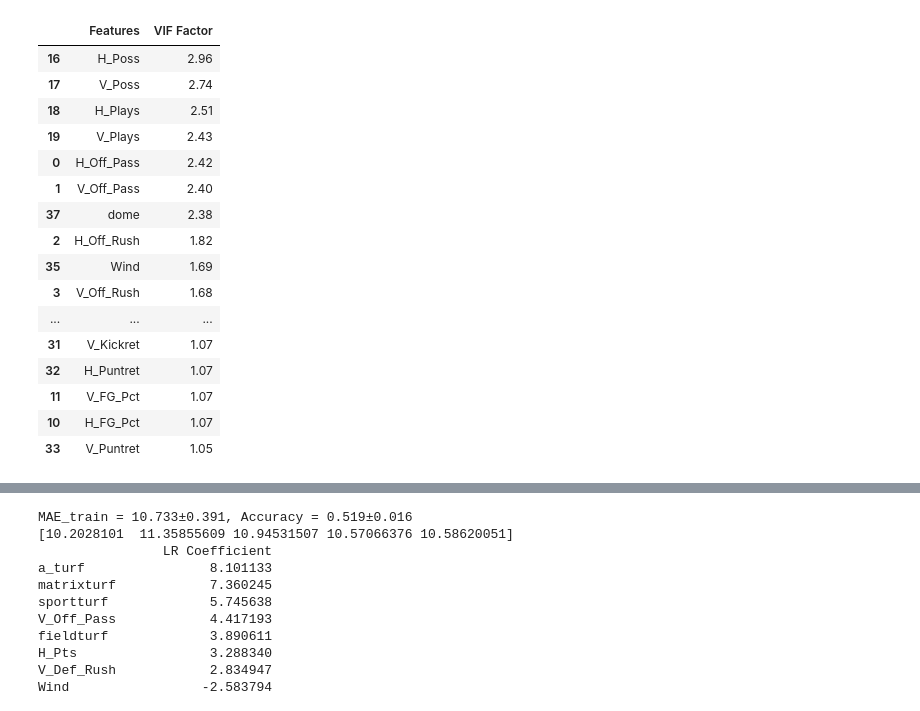
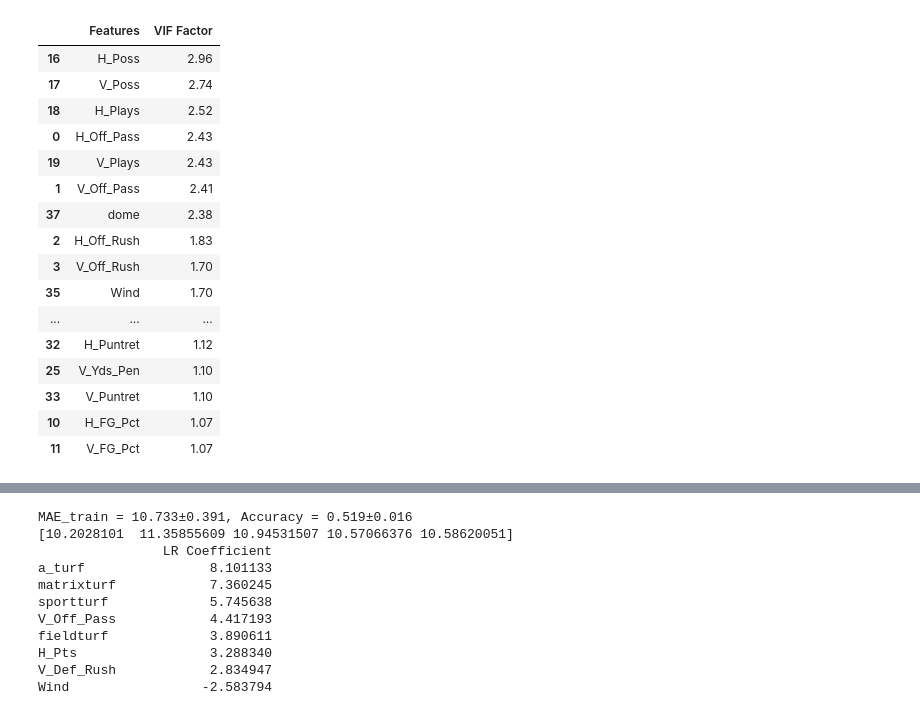
Before and after one commit to titansat74/Projects, a Jupyter notebook: Capstone Two/Cap2_Model.ipynb, the cells around one changed output, grey strips where cells are left out. Cells and saved outputs as stored; diff of their text form; code cells hidden in the pictures.

```diff
--- a/Capstone Two/Cap2_Model.ipynb
+++ b/Capstone Two/Cap2_Model.ipynb
@@ -71,37 +72,37 @@ with open(path,'rb') as f:
     dfgame = pickle.load(f)
 # %%
 X = dfgame.drop(['Tot_Pts','Over_Under','Home_Team','Vis_Team','H_Game','V_Game'],axis=1)
-X = X.drop(turf,axis=1)
+X = X.drop(['a_turf','astroplay','fieldturf','sportturf','matrixturf'],axis=1)
 y = dfgame['Tot_Pts']
 
 vifdrop=['H_TD','V_TD','H_Pass_Metric','V_Pass_Metric','H_Rush_Metric','V_Rush_Metric','H_Pts','V_Pts'
-        ,'H_Pts_Opp','V_Pts_Opp','Year']
+        ,'H_Pts_Opp','V_Pts_Opp']
 #vifdrop=['H_TD','V_TD','Year','H_Pass_Metric','V_Pass_Metric','H_Rush_Metric','V_Rush_Metric',
 #         'H_Pts','V_Pts','H_Pts_Opp','V_Pts_Opp']
 X = X.drop(vifdrop,axis=1)
 # W/out Pass/Rush Metrics, Scores, Possession, Plays, dome
 X_train, X_test, y_train, y_test = train_test_split(X, y, test_size = 1-train_ratio, random_state=77)
 
 vif = pd.DataFrame()
 vif['Features'] = X_train.columns
 xarray = sm.add_constant(X_train.values)
 vif['VIF Factor'] = [variance_inflation_factor(xarray,i) for i in range(1,len(X_train.columns)+1)]
 vif.round(2).sort_values(by='VIF Factor',ascending=False)
 # %% [output]
 |  | Features | VIF Factor |
 | 16 | H_Poss | 2.96 |
 | 17 | V_Poss | 2.74 |
-| 18 | H_Plays | 2.51 |
+| 18 | H_Plays | 2.52 |
+| 0 | H_Off_Pass | 2.43 |
 | 19 | V_Plays | 2.43 |
-| 0 | H_Off_Pass | 2.42 |
-| 1 | V_Off_Pass | 2.40 |
+| 1 | V_Off_Pass | 2.41 |
 | 37 | dome | 2.38 |
-| 2 | H_Off_Rush | 1.82 |
-| 35 | Wind | 1.69 |
-| 3 | V_Off_Rush | 1.68 |
+| 2 | H_Off_Rush | 1.83 |
+| 3 | V_Off_Rush | 1.70 |
+| 35 | Wind | 1.70 |
 | ... | ... | ... |
-| 31 | V_Kickret | 1.07 |
-| 32 | H_Puntret | 1.07 |
+| 32 | H_Puntret | 1.12 |
+| 25 | V_Yds_Pen | 1.10 |
+| 33 | V_Puntret | 1.10 |
+| 10 | H_FG_Pct | 1.07 |
 | 11 | V_FG_Pct | 1.07 |
-| 10 | H_FG_Pct | 1.07 |
-| 33 | V_Puntret | 1.05 |
```
Also changed, not shown: parts of 21 cells of this notebook, 1 other file.
